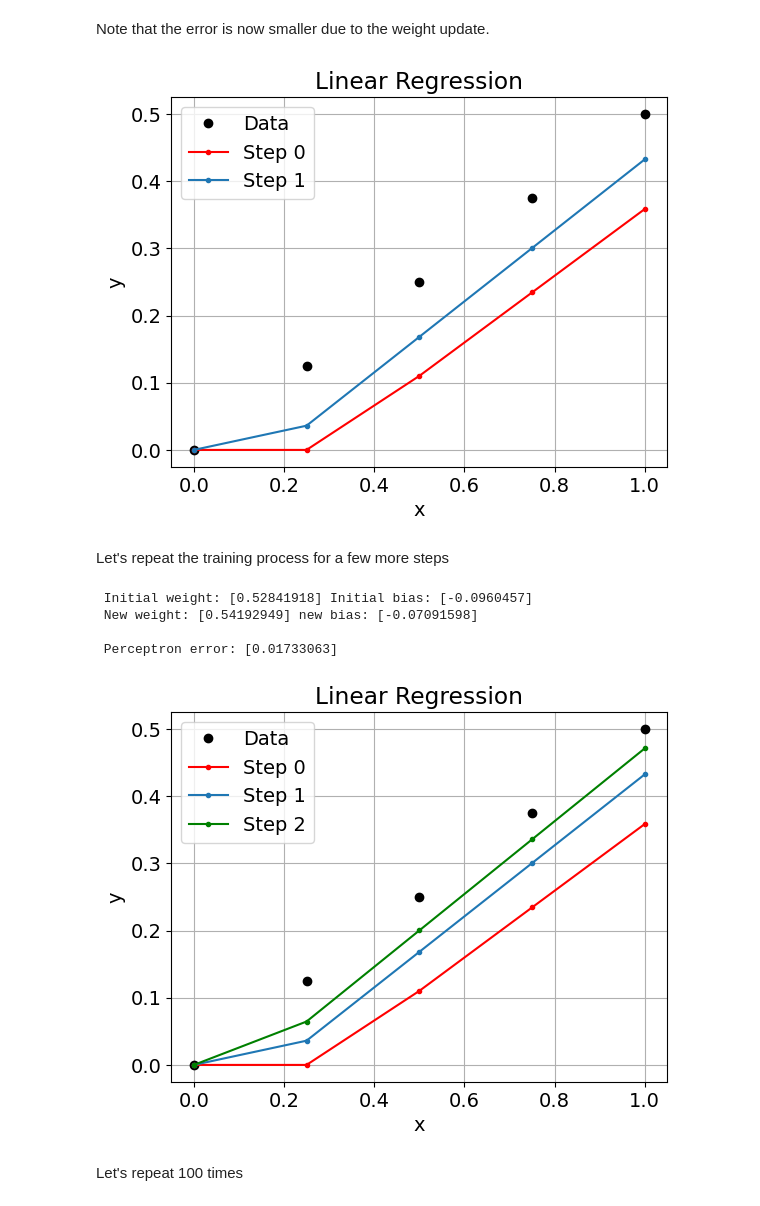
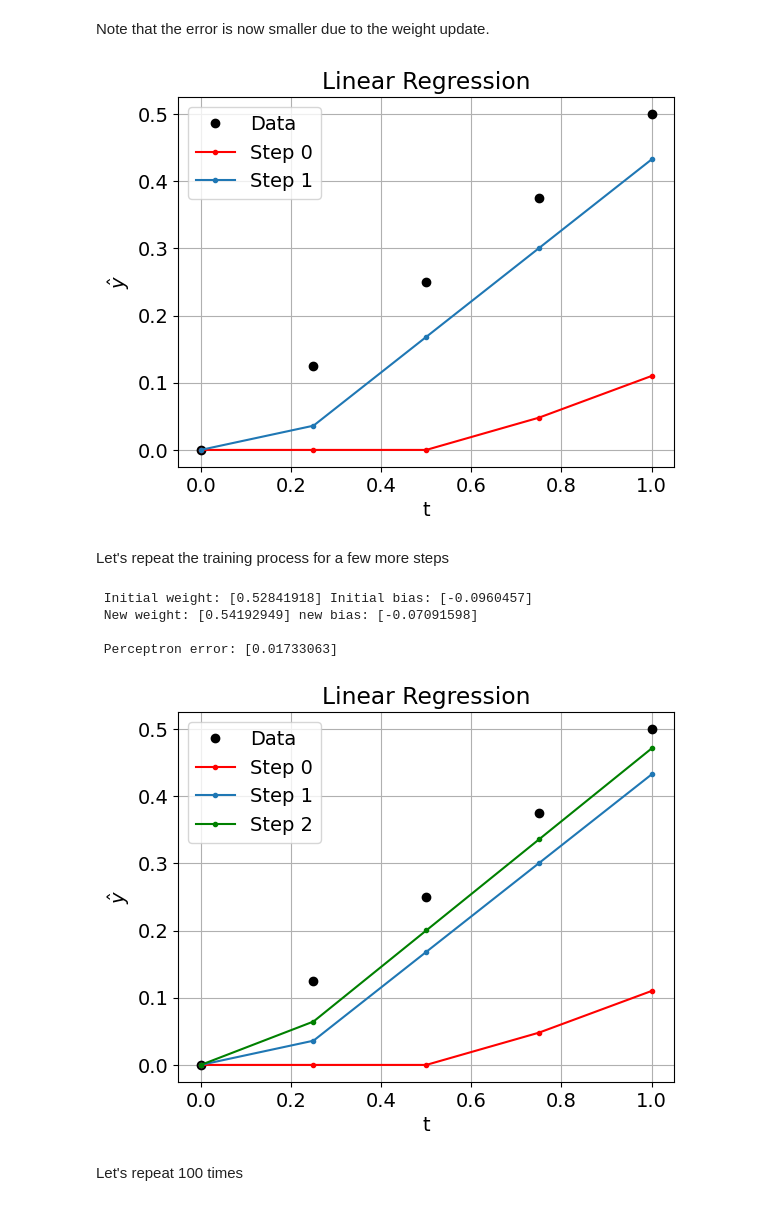
Before and after one commit to Coffee4MePlz/Notebooks_NN_Physics, a Jupyter notebook: 02-Perceptron-Regressao.ipynb, the cells around one changed output. Drawn from its saved outputs; the diff is of its cells as text; code cells hidden in the pictures.

```diff
--- a/02-Perceptron-Regressao.ipynb
+++ b/02-Perceptron-Regressao.ipynb
@@ -13,13 +13,13 @@ To generate the data, take the line $y = Ax + B = 0.5x$, where we take the data
 # %%
-x = np.linspace(0,1,5)    # input
-y = 0.5*x # target
+t = np.linspace(0,1,5)    # input
+y = 0.5*t # target
 
 plt.rcParams.update({'font.size': 14})  # Increase font size
 
-plt.title("Linear Regression: 0.5*x +")
-plt.plot(x,y,"ko")
+plt.title("Linear Regression: 0.5*t +")
+plt.plot(t,y,"ko")
 plt.grid(True)
-plt.xlabel("x")
-plt.ylabel("y")
+plt.xlabel("t")
+plt.ylabel(r'$\hat{y}$')
 plt.show()
 # %% [output]
@@ -51,5 +51,5 @@ Let's visualize the output of the neural network with randomly initialized weigh
 # %%
-y_0 = [np.array(Relu(np.dot(w,i) + b ))  for i in x ]
+y_0 = [np.array(Relu(np.dot(w,i) + b ))  for i in y ]
 y_0 = np.array(y_0).reshape(len(y))
 print(" Perceptron error:", np.sum((y_0 - y)**2))
 # %% [output]
@@ -131,8 +131,8 @@ Loss = 0
 
 w_new = 0
 b_new = 0
-for index in range(len(x)):
-    x_j = x[index]  # Input
+for index in range(len(t)):
+    x_j = t[index]  # Input
     y_j = y[index]  # Target
 
     linear  = np.dot(w,x_j) + b
@@ -155,28 +155,28 @@ print("\n Perceptron error:",Loss[-1])
 Note that the error is now smaller due to the weight update.
 # %%
 y_1 = []
-for i in x:
+for i in t:
     y_1.append( Relu(np.dot(w,i) + b ))
 
 plt.title("Linear Regression")
-plt.plot(x,y,"ko",label="Data")
-plt.plot(x,y_0,"r.-",label="Step 0")
-plt.plot(x,y_1,".-",label="Step 1")
+plt.plot(t,y,"ko",label="Data")
+plt.plot(t,y_0,"r.-",label="Step 0")
+plt.plot(t,y_1,".-",label="Step 1")
 plt.grid(True)
-plt.xlabel("x")
-plt.ylabel("y")
+plt.xlabel("t")
+plt.ylabel(r'$\hat{y}$')
 plt.legend()
 plt.show()
 # %% [output]
-[figure, old version]
+[figure, new version]
 # %% [markdown]
 Let's repeat the training process for a few more steps
 # %%
 print(" Initial weight:", w, "Initial bias:", b)
 eta = 0.05
 Loss = 0
-for index in range(len(x)):
-    x_j = x[index]  # Input
+for index in range(len(t)):
+    x_j = t[index]  # Input
     y_j = y[index]  # Target
 
     linear  = np.dot(w, x_j) + b
@@ -191,18 +191,18 @@ print(" New weight:", w, "new bias:", b)
 print("\n Perceptron error:", Loss)
 
 y_2 = []
-for i in x:
+for i in t:
     y_2.append(Relu(np.dot(w, i) + b))
 
 plt.title("Linear Regression")
-plt.plot(x, y, "ko", label="Data")
+plt.plot(t, y, "ko", label="Data")
 
-plt.plot(x, y_0, "r.-", label="Step 0")
-plt.plot(x, y_1, ".-", label="Step 1")
-plt.plot(x, y_2, "g.-", label="Step 2")
+plt.plot(t, y_0, "r.-", label="Step 0")
+plt.plot(t, y_1, ".-", label="Step 1")
+plt.plot(t, y_2, "g.-", label="Step 2")
 plt.grid(True)
-plt.xlabel("x")
-plt.ylabel("y")
+plt.xlabel("t")
+plt.ylabel(r'$\hat{y}$')
 plt.legend()
 plt.show()
 # %% [output]
@@ -210,7 +210,7 @@ plt.show()
  New weight: [0.54192949] new bias: [-0.07091598]
 
  Perceptron error: [0.01733063]
-[figure, old version]
+[figure, new version]
 # %% [markdown]
 Let's repeat 100 times
 # %%
```
Also changed, not shown: parts of 18 cells of this notebook, 1 other file.
